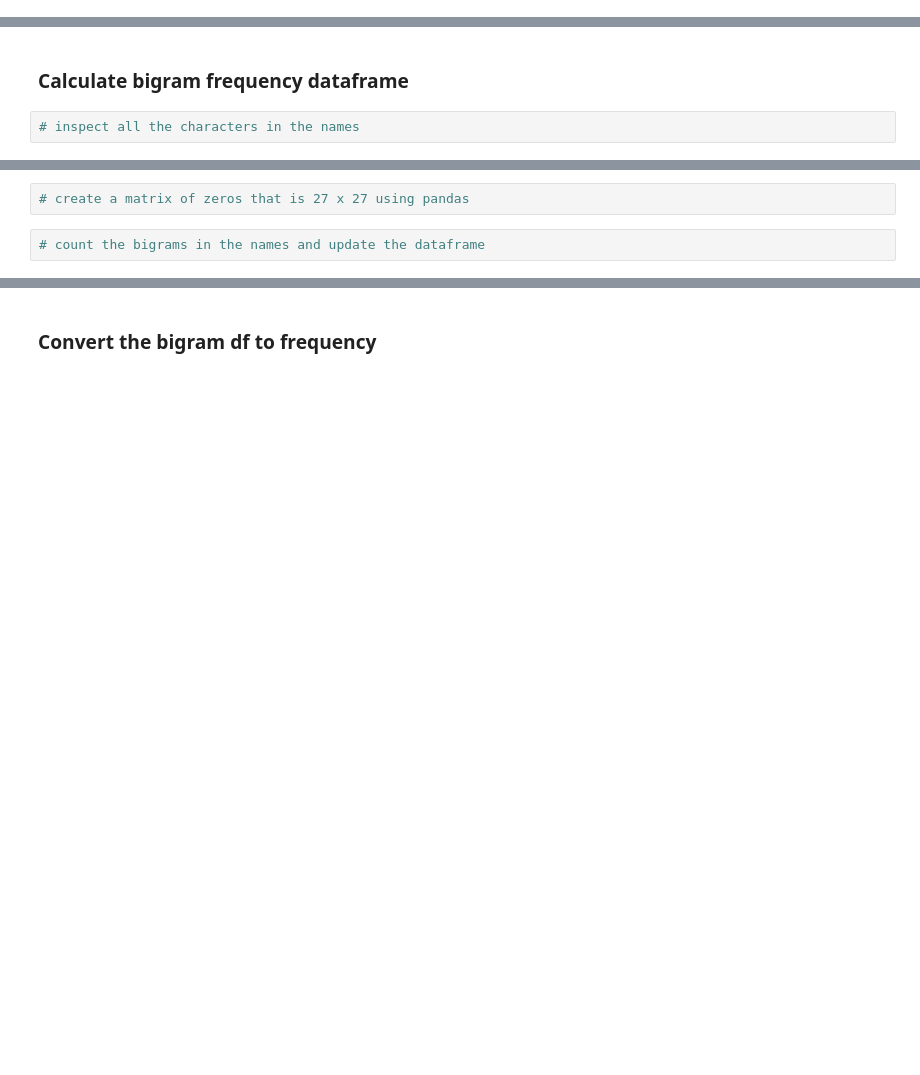
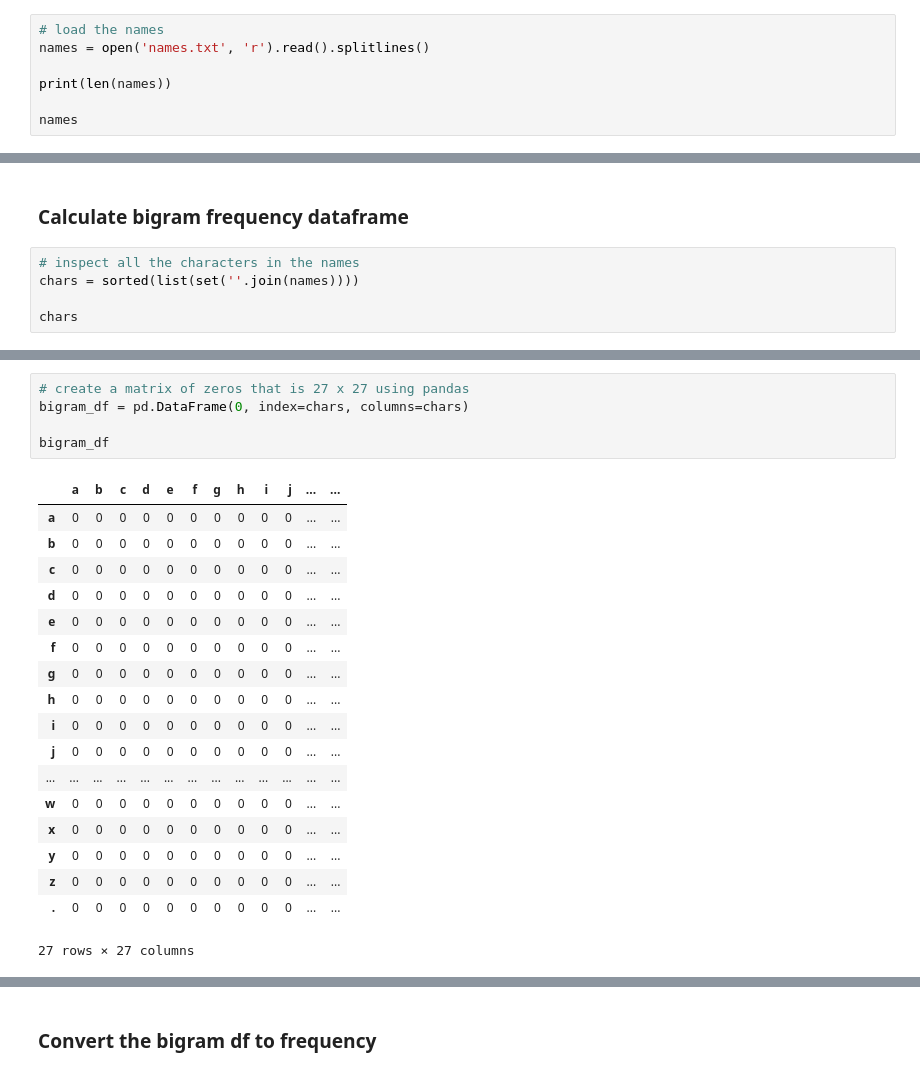
Before and after one commit to UH-MBBE/BE-491-Lecture-24, a Jupyter notebook: L24_notes.ipynb, the cells around one changed output, grey strips where cells are left out. Cells and saved outputs as stored; diff of their text form; blank space fills up the shorter version.

```diff
--- a/L24_notes.ipynb
+++ b/L24_notes.ipynb
@@ -13,0 +12,7 @@ import random
+# %%
+# load the names
+names = open('names.txt', 'r').read().splitlines()
+
+print(len(names))
+
+names
@@ -15,3 +39,6 @@ import random
 ### Calculate bigram frequency dataframe
 # %%
 # inspect all the characters in the names
+chars = sorted(list(set(''.join(names))))
+
+chars
@@ -24,4 +86,24 @@ import random
 # %%
 # create a matrix of zeros that is 27 x 27 using pandas
+bigram_df = pd.DataFrame(0, index=chars, columns=chars)
+
+bigram_df
+# %% [output]
+|  | a | b | c | d | e | f | g | h | i | j | ... | ... |
+| a | 0 | 0 | 0 | 0 | 0 | 0 | 0 | 0 | 0 | 0 | ... | ... |
+| b | 0 | 0 | 0 | 0 | 0 | 0 | 0 | 0 | 0 | 0 | ... | ... |
+| c | 0 | 0 | 0 | 0 | 0 | 0 | 0 | 0 | 0 | 0 | ... | ... |
+| d | 0 | 0 | 0 | 0 | 0 | 0 | 0 | 0 | 0 | 0 | ... | ... |
+| e | 0 | 0 | 0 | 0 | 0 | 0 | 0 | 0 | 0 | 0 | ... | ... |
+| f | 0 | 0 | 0 | 0 | 0 | 0 | 0 | 0 | 0 | 0 | ... | ... |
+| g | 0 | 0 | 0 | 0 | 0 | 0 | 0 | 0 | 0 | 0 | ... | ... |
+| h | 0 | 0 | 0 | 0 | 0 | 0 | 0 | 0 | 0 | 0 | ... | ... |
+| i | 0 | 0 | 0 | 0 | 0 | 0 | 0 | 0 | 0 | 0 | ... | ... |
+| j | 0 | 0 | 0 | 0 | 0 | 0 | 0 | 0 | 0 | 0 | ... | ... |
+| ... | ... | ... | ... | ... | ... | ... | ... | ... | ... | ... | ... | ... |
+| w | 0 | 0 | 0 | 0 | 0 | 0 | 0 | 0 | 0 | 0 | ... | ... |
+| x | 0 | 0 | 0 | 0 | 0 | 0 | 0 | 0 | 0 | 0 | ... | ... |
+| y | 0 | 0 | 0 | 0 | 0 | 0 | 0 | 0 | 0 | 0 | ... | ... |
+| z | 0 | 0 | 0 | 0 | 0 | 0 | 0 | 0 | 0 | 0 | ... | ... |
+| . | 0 | 0 | 0 | 0 | 0 | 0 | 0 | 0 | 0 | 0 | ... | ... |
+27 rows × 27 columns
-# %%
-# count the bigrams in the names and update the dataframe
```
Also changed, not shown: parts of 15 cells of this notebook.
